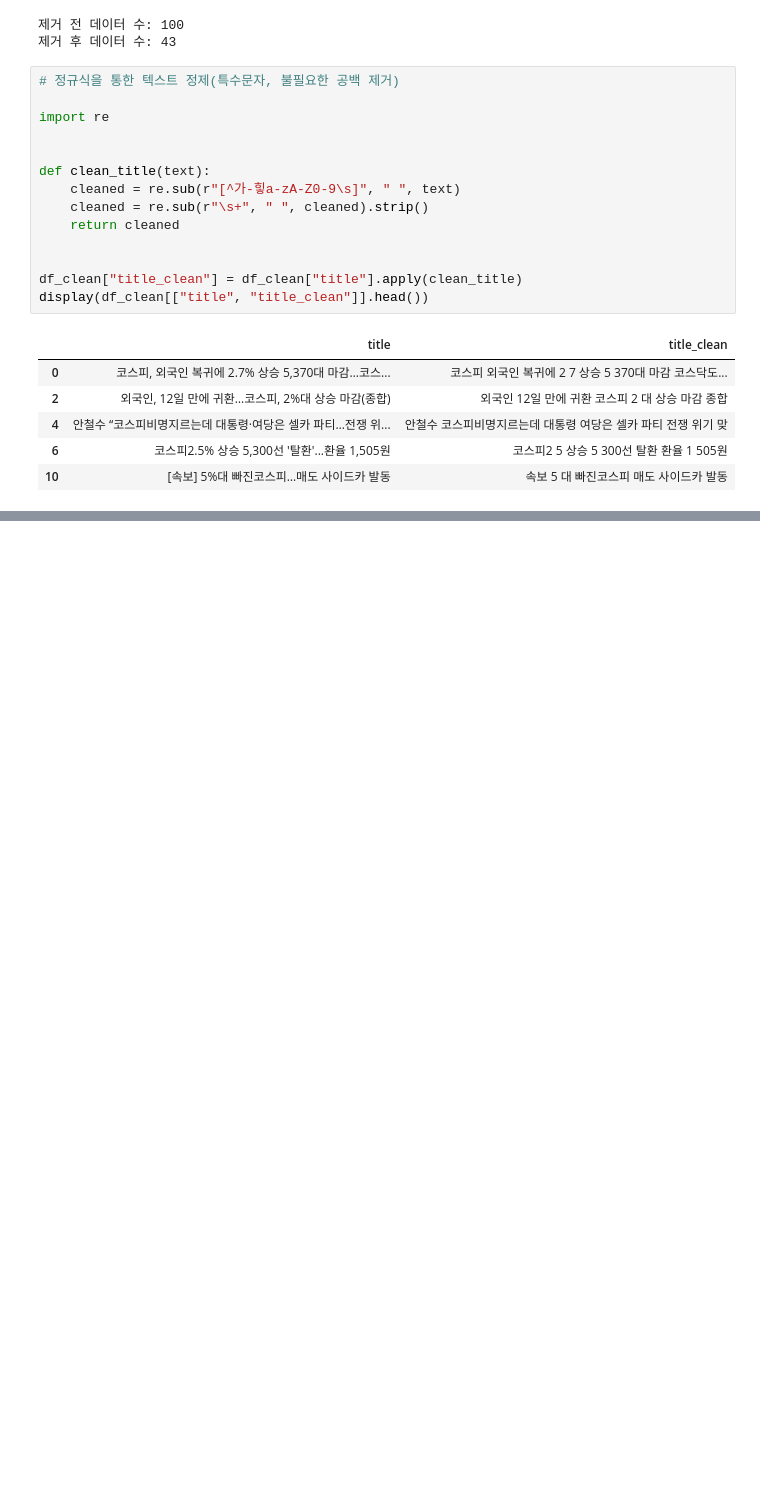
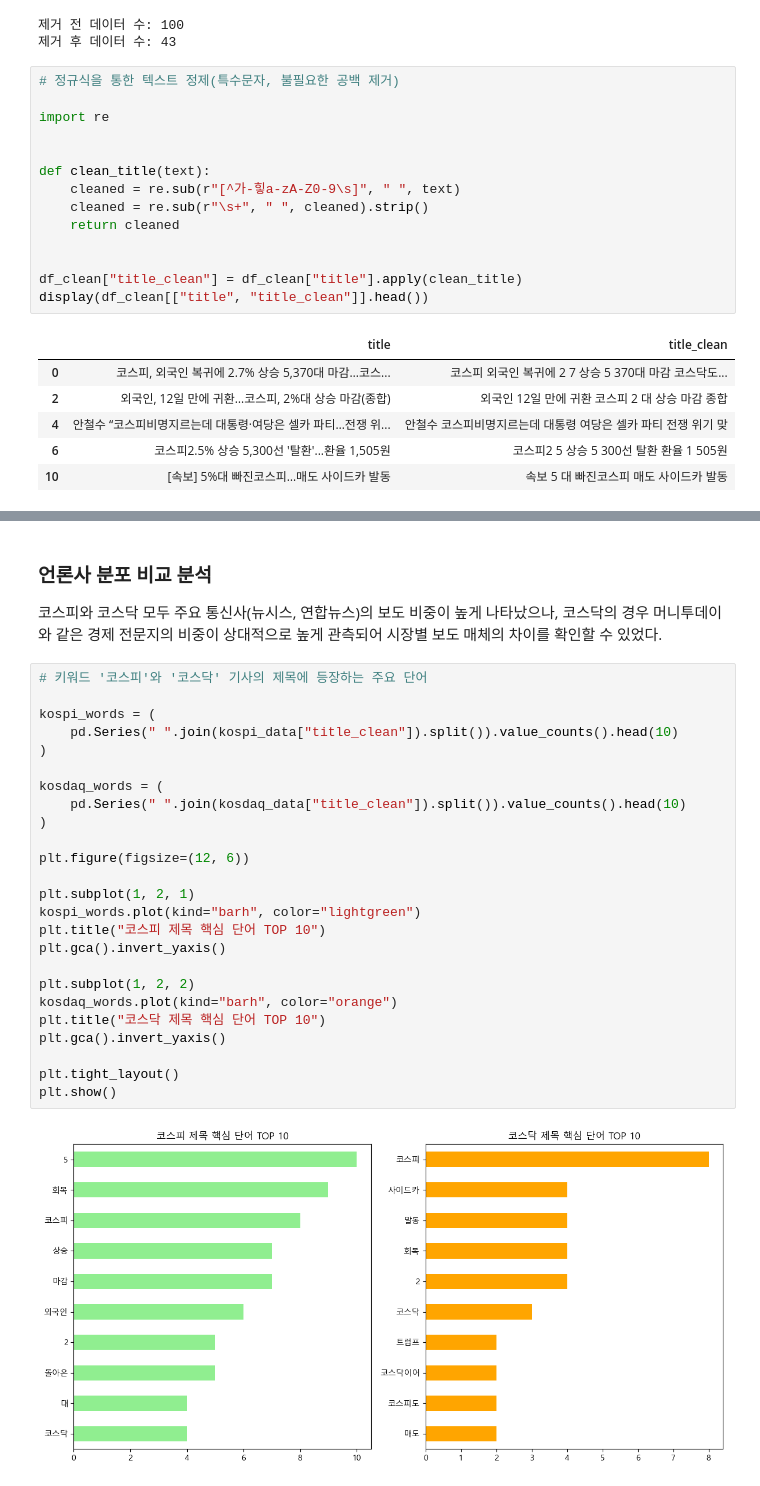
Before and after one commit to yeonvv/python_data_processing_assignment, a Jupyter notebook: assignment_1.ipynb, the cells around one changed output, grey strips where cells are left out. Drawn from its saved outputs; the diff is of its cells as text; blank space fills up the shorter version.

```diff
--- a/assignment_1.ipynb
+++ b/assignment_1.ipynb
@@ -201,0 +226,31 @@ display(df_clean[["title", "title_clean"]].head())
+# %% [markdown]
+### 언론사 분포 비교 분석
+
+코스피와 코스닥 모두 주요 통신사(뉴시스, 연합뉴스)의 보도 비중이 높게 나타났으나, 코스닥의 경우 머니투데이와 같은 경제 전문지의 비중이 상대적으로 높게 관측되어 시장별 보도 매체의 차이를 확인할 수 있었다.
+# %%
+# 키워드 '코스피'와 '코스닥' 기사의 제목에 등장하는 주요 단어
+
+kospi_words = (
+    pd.Series(" ".join(kospi_data["title_clean"]).split()).value_counts().head(10)
+)
+
+kosdaq_words = (
+    pd.Series(" ".join(kosdaq_data["title_clean"]).split()).value_counts().head(10)
+)
+
+plt.figure(figsize=(12, 6))
+
+plt.subplot(1, 2, 1)
+kospi_words.plot(kind="barh", color="lightgreen")
+plt.title("코스피 제목 핵심 단어 TOP 10")
+plt.gca().invert_yaxis()
+
+plt.subplot(1, 2, 2)
+kosdaq_words.plot(kind="barh", color="orange")
+plt.title("코스닥 제목 핵심 단어 TOP 10")
+plt.gca().invert_yaxis()
+
+plt.tight_layout()
+plt.show()
+# %% [output]
+[figure, added]
```
Also changed, not shown: parts of 2 cells of this notebook.
